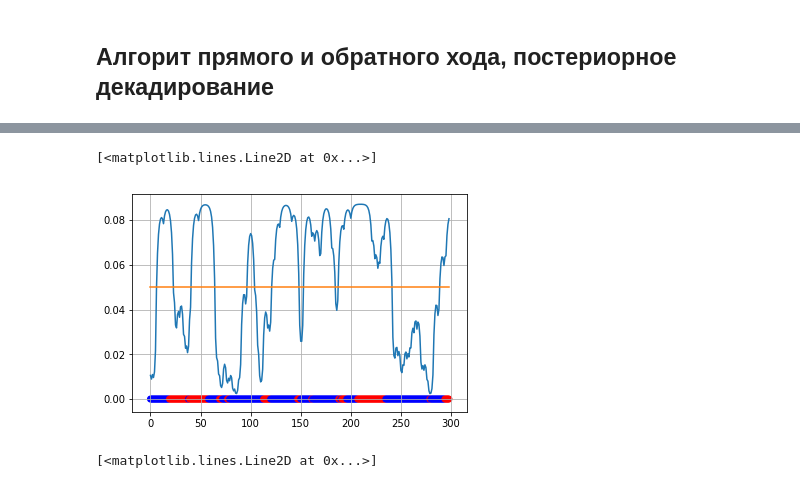
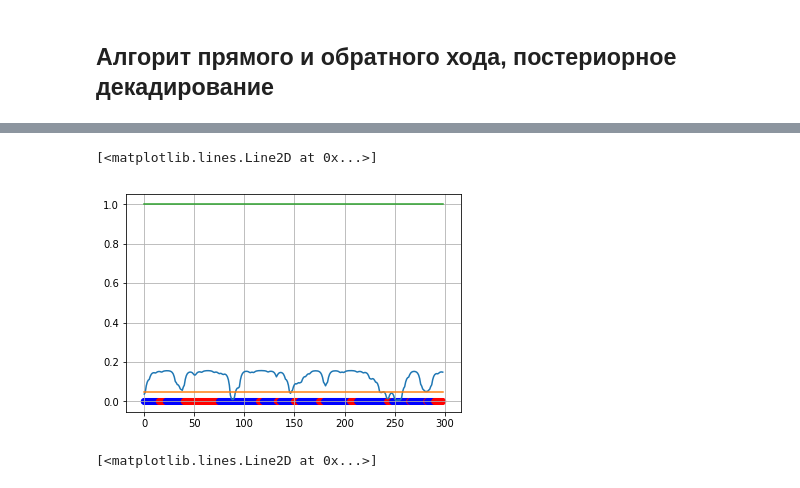
Before and after one commit to evgeniy97/unfarCasino, a Jupyter notebook: KhomutovTask-Copy1.ipynb, the cells around one changed output, grey strips where cells are left out. Drawn from its saved outputs; the diff is of its cells as text; code cells hidden in the pictures.

```diff
--- a/KhomutovTask-Copy1.ipynb
+++ b/KhomutovTask-Copy1.ipynb
@@ -386,21 +403,20 @@ class PosteriorDecoding(baseAlgo):
 
     def stepForward(self, index):
         self.f.append([])
-        for state in self.states:
-            transitionProbability = self.transitionsProbability[state]
+        previuosState = self.f[-2]
+        for i, state in enumerate(self.states):
+            transitionProbability = np.array([val[i] for val in self.transitionsProbability.values()])
             observedProbability = self.diceValueProbability[state][self.data[index] - 1]
-            previuosState = self.f[index-1]
             probability = observedProbability * sum(previuosState * transitionProbability)
             self.f[-1].append(probability)
 
     def stepBackwardDecoding(self, index):
         ### backward step
         self.bCurrent = []
+        observedProbability =  np.array([val[self.data[index]-1] for val in self.diceValueProbability.values()])
         for state in self.states: # first fair then unfair
             transitionProbability = self.transitionsProbability[state]
-            observedProbability = self.diceValueProbability[state][self.data[index] - 1]
-            nextState = self.bPrevious
-            probability = sum(transitionProbability * observedProbability * nextState)
+            probability = sum(transitionProbability * observedProbability * self.bPrevious)
             self.bCurrent.append(probability)
 
         ### decoding step
@@ -436,18 +452,18 @@ labelColor = ['b' if l == 'F' else 'r' for l in dataset300Labels]
 # %%
 PosteriorHack = PosteriorDecoding(dataset300)
 conditionsProbs = PosteriorHack()
 fig,ax = plt.subplots()
 ax.grid(True, which='both')
 ax.axis('on')
 ax.plot(conditionsProbs)
 ax.scatter(range(len(conditionsProbs)),[0 for i in conditionsProbs],color=labelColor)
 # Настроить оси
 ax.plot([.05 for i in conditionsProbs])
-#ax.plot([1 for i in conditionsProbs])
+ax.plot([1 for i in conditionsProbs])
 #ax.plot([0 for i in conditionsProbs])
 # %% [output]
 [<matplotlib.lines.Line2D at 0x...>]
-[figure, old version]
+[figure, new version]
 # %%
 class PosteriorDecodingScaled(baseAlgo):
     def __init__(self, data):
```
Also changed, not shown: parts of 6 cells of this notebook.
